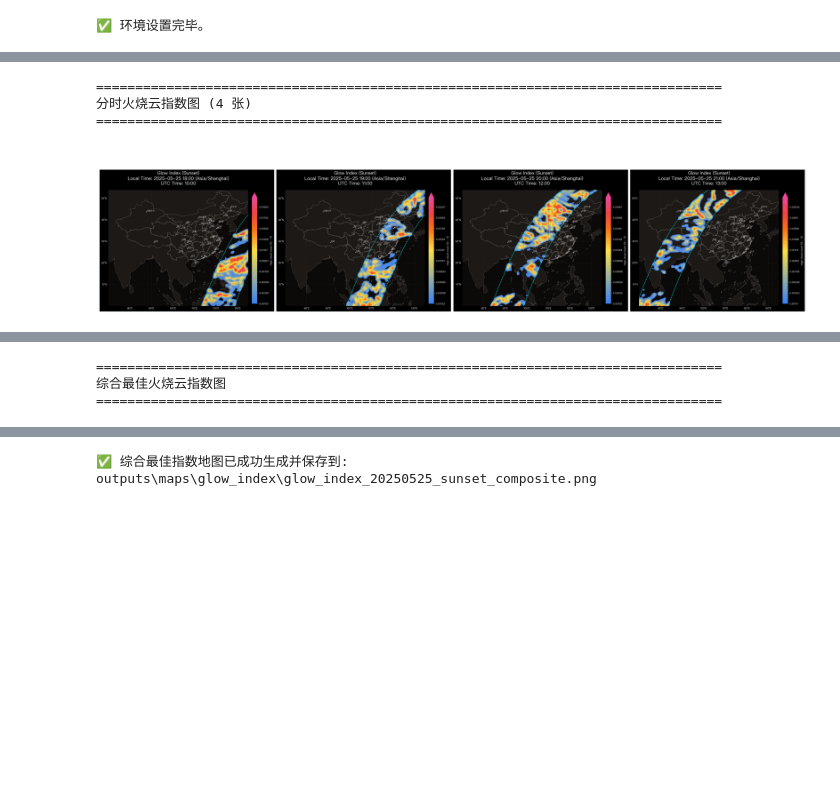
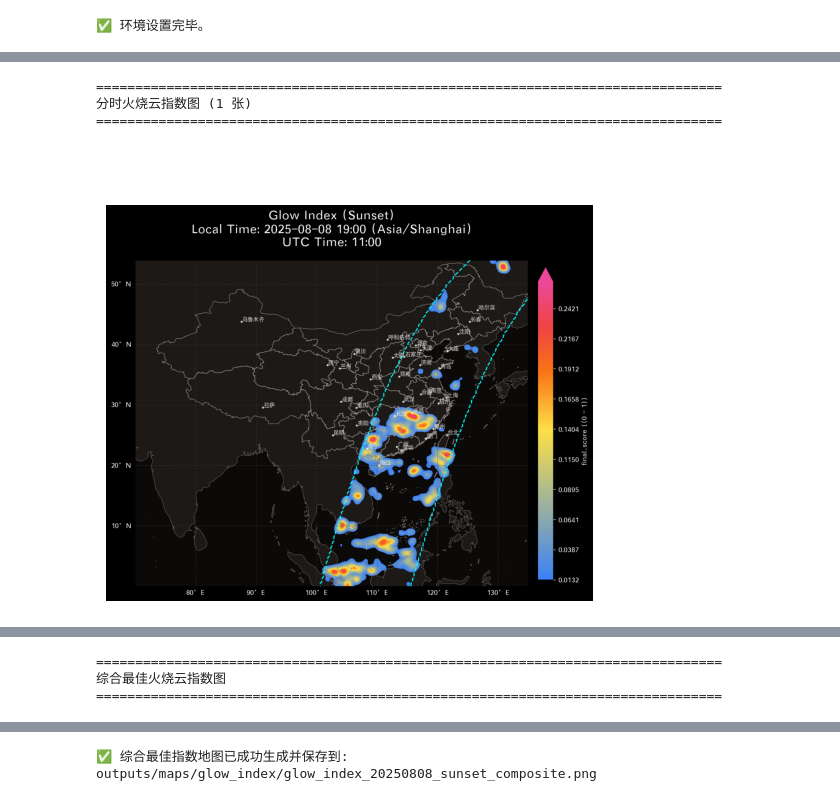
Before and after one commit to lanseria/chromasky-toolkit, a Jupyter notebook: notebooks/02_glow_index_algorithm.ipynb, the cells around one changed output, grey strips where cells are left out. Drawn from its saved outputs; the diff is of its cells as text; code cells hidden in the pictures; blank space fills up the shorter version.

```diff
--- a/notebooks/02_glow_index_algorithm.ipynb
+++ b/notebooks/02_glow_index_algorithm.ipynb
@@ -42,14 +42,20 @@ print("✅ 环境设置完毕。")
 # --- 核心配置区：请在此处设置您的目标参数 ---
 # ======================================================================
 
-# 1. 设置您想分析的本地日期
-TARGET_LOCAL_DATE_STR = "2025-05-25"
+# 1. 选择数据类型: 'past' (历史数据) 或 'future' (预报数据)
+DATA_TYPE: Literal['past', 'future'] = 'future'
 
-# 2. 设置您想分析的天文事件 ('sunrise' 或 'sunset')
+# 2. 设置您想分析的本地日期
+#    - 对于 'past'，这是您已下载的历史日期
+#    - 对于 'future'，这通常是今天或明天
+TARGET_LOCAL_DATE_STR = "2025-08-08"
+
+# 3. 设置您想分析的天文事件 ('sunrise' 或 'sunset')
 EVENT_TYPE: Literal["sunrise", "sunset"] = "sunset"
 
-# 3. (可选) 设置时间窗口的半径（分钟）
+# 4. (可选) 设置模型参数
 EVENT_WINDOW_MINUTES = 30
+FACTORS_TO_USE = GlowIndexCalculator.ALL_FACTORS # 使用所有因子
 # %%
 # --- 1. 根据配置初始化参数 ---
 target_local_date = datetime.strptime(TARGET_LOCAL_DATE_STR, "%Y-%m-%d").date()
@@ -156,33 +217,33 @@ if all_glow_index_arrays:
 
     # 合并数据并计算最大值
     combined_glow_index = xr.concat(all_glow_index_arrays, dim='time').max(dim='time')
     combined_active_mask = xr.concat(all_individual_masks, dim='time').any(dim='time')
 
     # 准备标题和路径
     composite_map_title = (
-        f"综合最佳火烧云指数 ({EVENT_TYPE.capitalize()})\n"
+        f"综合最佳火烧云指数 ({EVENT_TYPE.capitalize()}) - {DATA_TYPE.upper()} DATA\n"
         f"日期: {target_local_date} | 时间段: {event_times_local[0]} - {event_times_local[-1]} (Local Time)"
     )
     output_dir = config.MAP_OUTPUTS_DIR / "glow_index"
     composite_map_output_path = output_dir / f"glow_index_{target_local_date.strftime('%Y%m%d')}_{EVENT_TYPE}_composite.png"
 
     # 生成图像
     composite_image_bytes = generate_map_from_grid(
         score_grid=combined_glow_index,
         title=composite_map_title,
         output_path=composite_map_output_path,
         active_region_mask=combined_active_mask
     )
 
     if composite_image_bytes:
         display(Image(data=composite_image_bytes, width=800))
         print(f"✅ 综合最佳指数地图已成功生成并保存到: {composite_map_output_path.relative_to(config.PROJECT_ROOT)}")
     else:
         print("\n❌ 综合最佳指数地图生成失败。")
 else:
     print("\n没有任何指数数据被成功计算，无法生成综合地图。")
 # %% [output]
 ================================================================================
-分时火烧云指数图 (4 张)
+分时火烧云指数图 (1 张)
 ================================================================================
-[figure, old version]
+[figure, new version]
@@ -197 +258 @@ else:
-✅ 综合最佳指数地图已成功生成并保存到: outputs\maps\glow_index\glow_index_20250525_sunset_composite.png
+✅ 综合最佳指数地图已成功生成并保存到: outputs/maps/glow_index/glow_index_20250808_sunset_composite.png
```
Also changed, not shown: parts of 3 cells of this notebook, 6 other files.
